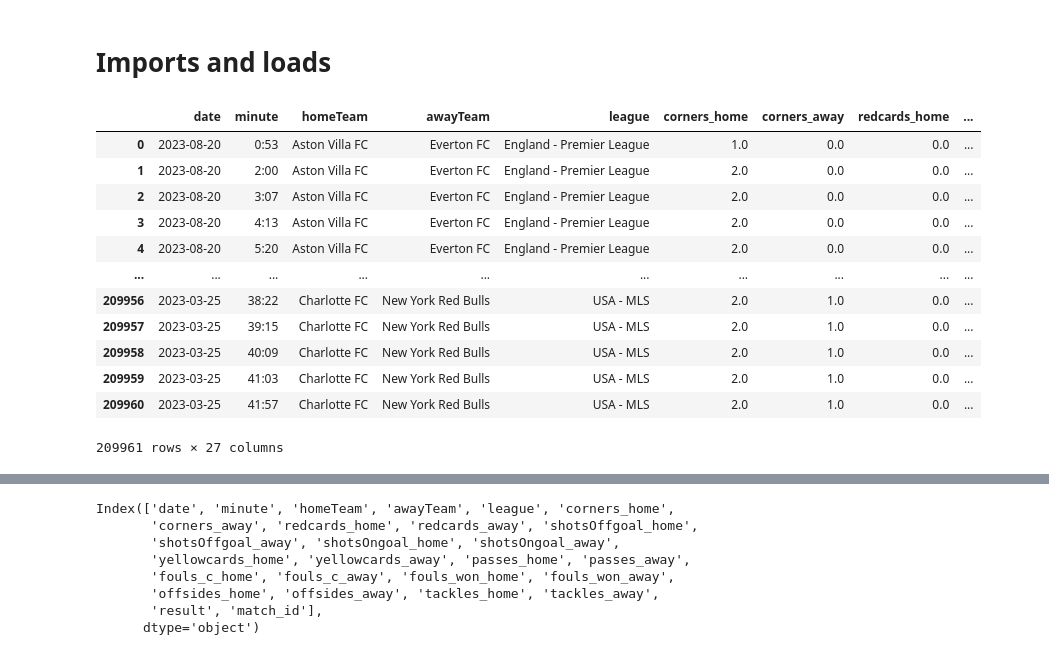
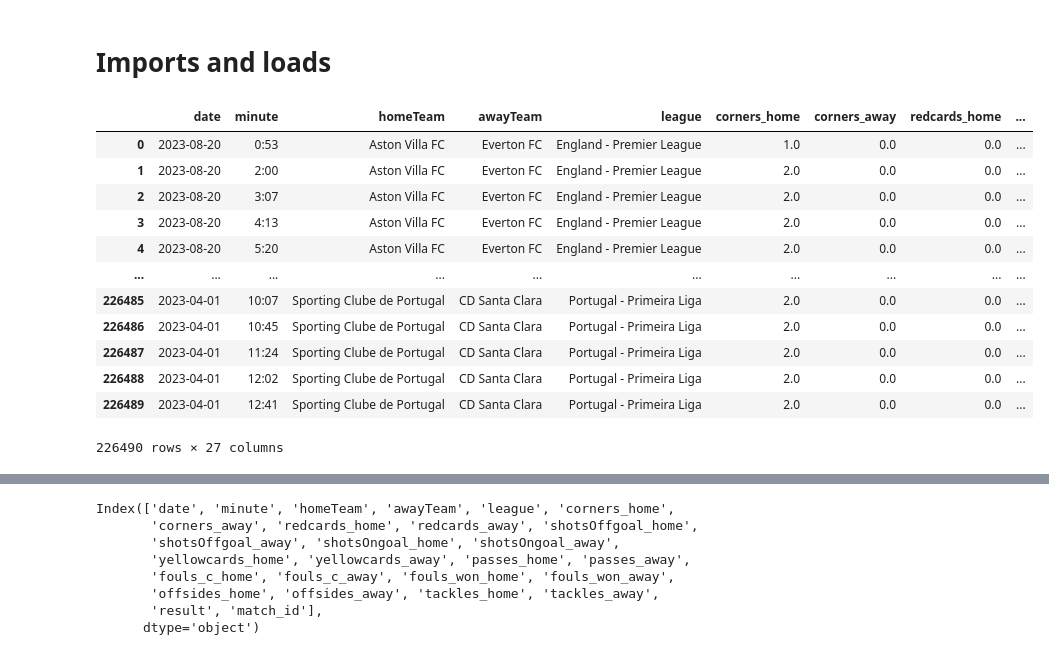
Before and after one commit to nathancarlos22/eo-fut-live, a Jupyter notebook: src/nc-model-pred-live.ipynb, the cells around one changed output, grey strips where cells are left out. Cells and saved outputs as stored; diff of their text form; code cells hidden in the pictures.

```diff
--- a/src/nc-model-pred-live.ipynb
+++ b/src/nc-model-pred-live.ipynb
@@ -48,22 +48,22 @@ warnings.filterwarnings('ignore')
 # combined_csv.to_csv("data_live_scores.csv", index=False)
 # %%
 # df05ht = pd.read_csv('../data/raw/data_live_scores.csv').reset_index(drop=True)
-df05ht = pd.read_csv('data_live_scores.csv')
+df05ht = pd.read_csv('data_live_scores.csv', encoding='ISO-8859-1')
 df05ht
 # %% [output]
 |  | date | minute | homeTeam | awayTeam | league | corners_home | corners_away | redcards_home | ... |
 | 0 | 2023-08-20 | 0:53 | Aston Villa FC | Everton FC | England - Premier League | 1.0 | 0.0 | 0.0 | ... |
 | 1 | 2023-08-20 | 2:00 | Aston Villa FC | Everton FC | England - Premier League | 2.0 | 0.0 | 0.0 | ... |
 | 2 | 2023-08-20 | 3:07 | Aston Villa FC | Everton FC | England - Premier League | 2.0 | 0.0 | 0.0 | ... |
 | 3 | 2023-08-20 | 4:13 | Aston Villa FC | Everton FC | England - Premier League | 2.0 | 0.0 | 0.0 | ... |
 | 4 | 2023-08-20 | 5:20 | Aston Villa FC | Everton FC | England - Premier League | 2.0 | 0.0 | 0.0 | ... |
 | ... | ... | ... | ... | ... | ... | ... | ... | ... | ... |
-| 209956 | 2023-03-25 | 38:22 | Charlotte FC | New York Red Bulls | USA - MLS | 2.0 | 1.0 | 0.0 | ... |
-| 209957 | 2023-03-25 | 39:15 | Charlotte FC | New York Red Bulls | USA - MLS | 2.0 | 1.0 | 0.0 | ... |
-| 209958 | 2023-03-25 | 40:09 | Charlotte FC | New York Red Bulls | USA - MLS | 2.0 | 1.0 | 0.0 | ... |
-| 209959 | 2023-03-25 | 41:03 | Charlotte FC | New York Red Bulls | USA - MLS | 2.0 | 1.0 | 0.0 | ... |
-| 209960 | 2023-03-25 | 41:57 | Charlotte FC | New York Red Bulls | USA - MLS | 2.0 | 1.0 | 0.0 | ... |
+| 226485 | 2023-04-01 | 10:07 | Sporting Clube de Portugal | CD Santa Clara | Portugal - Primeira Liga | 2.0 | 0.0 | 0.0 | ... |
+| 226486 | 2023-04-01 | 10:45 | Sporting Clube de Portugal | CD Santa Clara | Portugal - Primeira Liga | 2.0 | 0.0 | 0.0 | ... |
+| 226487 | 2023-04-01 | 11:24 | Sporting Clube de Portugal | CD Santa Clara | Portugal - Primeira Liga | 2.0 | 0.0 | 0.0 | ... |
+| 226488 | 2023-04-01 | 12:02 | Sporting Clube de Portugal | CD Santa Clara | Portugal - Primeira Liga | 2.0 | 0.0 | 0.0 | ... |
+| 226489 | 2023-04-01 | 12:41 | Sporting Clube de Portugal | CD Santa Clara | Portugal - Primeira Liga | 2.0 | 0.0 | 0.0 | ... |
-209961 rows × 27 columns
+226490 rows × 27 columns
 # %%
 # drop Unnamed: 0
 # df05ht.drop('Unnamed: 0', axis=1, inplace=True)
```
Also changed, not shown: parts of 1 cell of this notebook, 2 other files.
